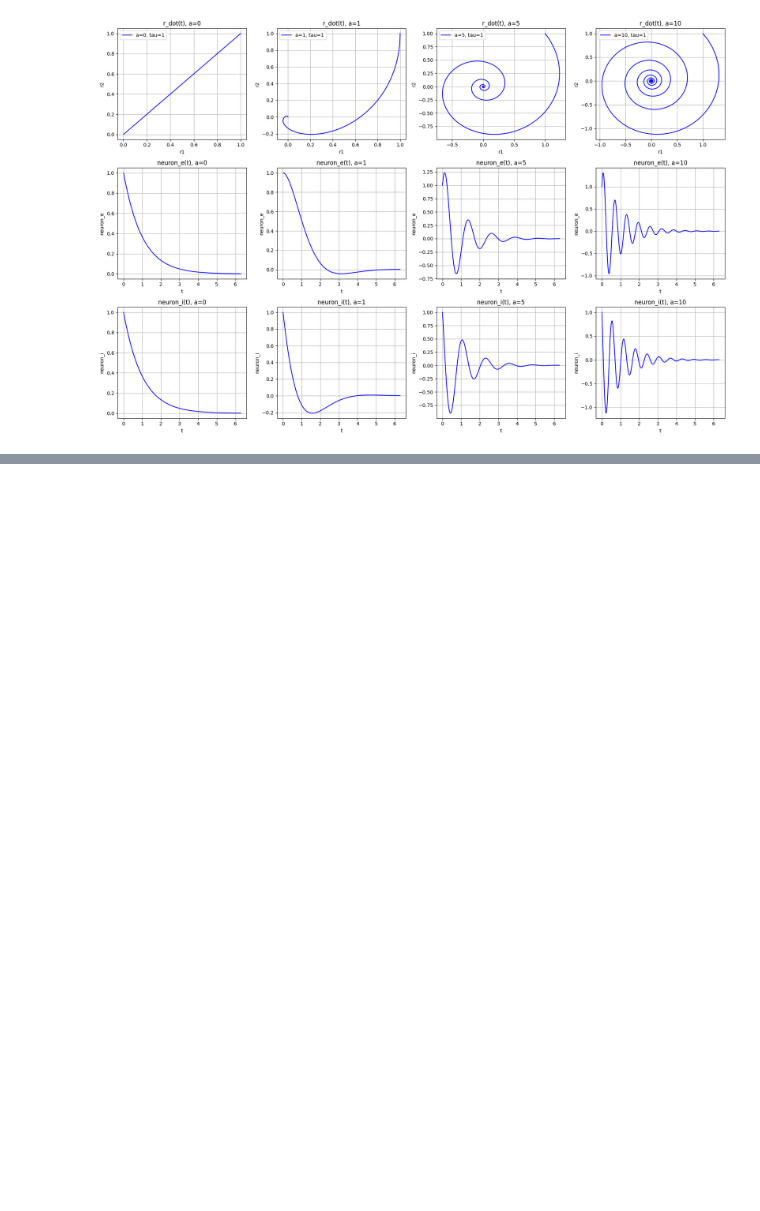
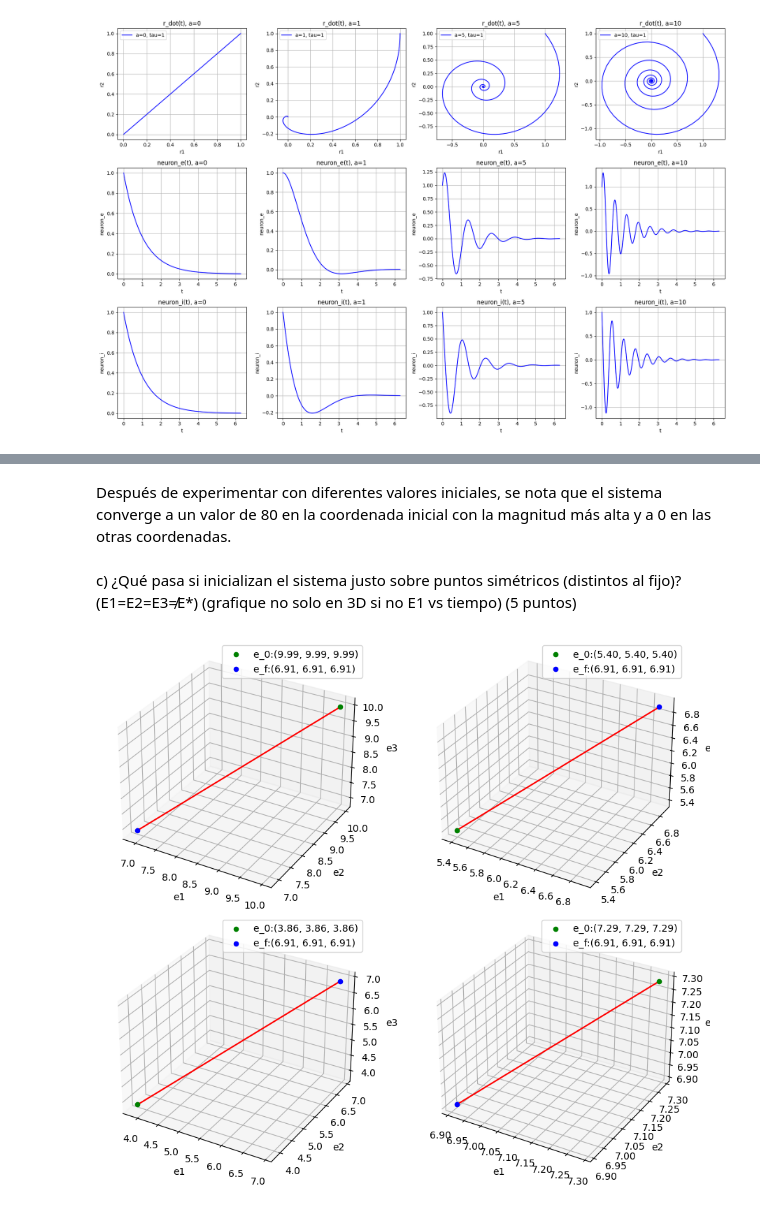
Before and after one commit to AgusMattiussi/Neuroscience-Projects, a Jupyter notebook: TP3/tp3.ipynb, the cells around one changed output, grey strips where cells are left out. Cells and saved outputs as stored; diff of their text form; code cells hidden in the pictures; blank space fills up the shorter version.

```diff
--- a/TP3/tp3.ipynb
+++ b/TP3/tp3.ipynb
@@ -145,0 +275,31 @@ plt.show()
+# %% [markdown]
+Después de experimentar con diferentes valores iniciales, se nota que el sistema converge a un valor de 80 en la coordenada inicial con la magnitud más alta y a 0 en las otras coordenadas.
+# %% [markdown]
+c) ¿Qué pasa si inicializan el sistema justo sobre puntos simétricos (distintos al fijo)? (E1=E2=E3≠E*) (grafique no solo en 3D si no E1 vs tiempo) (5 puntos)
+# %%
+def simulate_and_plot_equal_ei(n, steps, h, e0_range):
+    fig = plt.figure(figsize=(10, 8))
+
+    for i in range(n):
+        e0 = np.full(3, np.random.uniform(e0_range[0], e0_range[1]))
+        E = rk4(f, steps, h, e0)
+
+        ax = fig.add_subplot(2, (n+1)//2, i+1, projection='3d')
+        ax.plot(E[:, 0], E[:, 1], E[:, 2], color='r')
+        ax.scatter(E[0, 0], E[0, 1], E[0, 2], color='g', label=f'e_0:({E[0,0]:.2f}, {E[0, 1]:.2f}, {E[0, 2]:.2f})')
+        ax.scatter(E[-1, 0], E[-1, 1], E[-1, 2], color='b', label=f'e_f:({E[-1,0]:.2f}, {E[-1, 1]:.2f}, {E[-1, 2]:.2f})')
+        ax.set_xlabel('e1')
+        ax.set_ylabel('e2')
+        ax.set_zlabel('e3')
+        ax.legend()
+
+    plt.tight_layout()
+    plt.show()
+# %%
+num_trajectories = 4
+steps = 10000
+h = 0.01
+e0_range = [0, 10]
+simulate_and_plot_equal_ei(num_trajectories, steps, h, e0_range)
+# %% [output]
+[figure, added]
```
Also changed, not shown: parts of 16 cells of this notebook, 6 other files.
